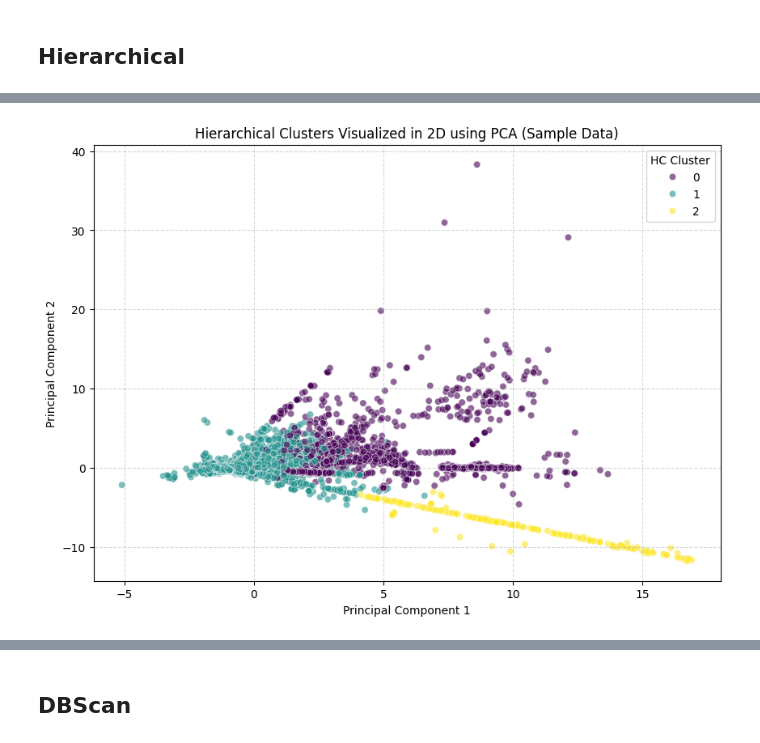
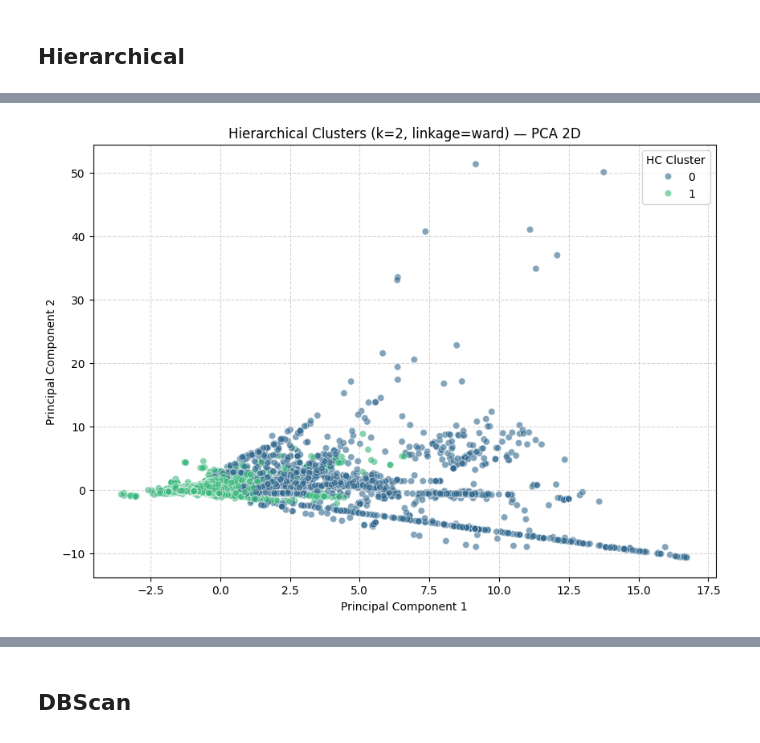
Before and after one commit to GiannisKotsalos/NetworkIntrusion-DataMining-MLProject, a Jupyter notebook: notebooks/clustering.ipynb, the cells around one changed output, grey strips where cells are left out. Cells and saved outputs as stored; diff of their text form; code cells hidden in the pictures.

Commit message:
kmeans and hierrarchical probably better

```diff
--- a/notebooks/clustering.ipynb
+++ b/notebooks/clustering.ipynb
@@ -51,7 +50,7 @@ import matplotlib.pyplot as plt
 from sklearn.cluster import KMeans
 from sklearn.metrics import silhouette_score, davies_bouldin_score, adjusted_rand_score, normalized_mutual_info_score
 
-k_range = range(2, 15)
+k_range = range(2, 12)
 
 inertias          = []
 silhouette_scores = []
@@ -139,5 +139,12 @@ k=10 | Inertia:     564408.3 | Silhouette: 0.4640 | Davies-Bouldin: 1.0100
 
  K-Means complete. Cluster labels saved to df.
+# %%
+# Automated search selected k=2, driven by class imbalance (83% BENIGN).
+# Overriding to k=10: lowest Davies-Bouldin (0.9627) + ~14 traffic categories in dataset.
+best_k = 6
+km_best = KMeans(n_clusters=best_k, random_state=42, n_init=10)
+kmeans_labels = km_best.fit_predict(X_scaled)
+df['KMeans_Cluster'] = kmeans_labels
 # %%
 from sklearn.decomposition import PCA
 import seaborn as sns
@@ -306,33 +338,27 @@ KeyboardInterrupt:
 # %%
 from sklearn.decomposition import PCA
 import seaborn as sns
 import matplotlib.pyplot as plt
-from sklearn.cluster import AgglomerativeClustering
 
-# 1. Fit your final Hierarchical Clustering model on the sample
-# (We use 'ward' or whatever your winning linkage_method was)
-hc_final = AgglomerativeClustering(n_clusters=3, linkage='ward')
-df_sample['HC_Cluster'] = hc_final.fit_predict(X_sample_scaled)
+# No need to re-fit — hc_best_labels is already computed above
+# Just reduce dimensions for plotting
+pca = PCA(n_components=2, random_state=42)
+X_pca = pca.fit_transform(X_scaled)         # ← was X_sample_scaled
 
-# 2. Squash the dimensions down to 2 dimensions using PCA
-pca = PCA(n_components=2, random_state=42)
-X_pca_sample = pca.fit_transform(X_sample_scaled)
-
-# 3. Plot the PCA results, coloring the dots by their Hierarchical Cluster
 plt.figure(figsize=(10, 7))
 sns.scatterplot(
-    x=X_pca_sample[:, 0],
-    y=X_pca_sample[:, 1],
-    hue=df_sample['HC_Cluster'],
+    x=X_pca[:, 0],
+    y=X_pca[:, 1],
+    hue=df['HC_Cluster'],
     palette='viridis',
     alpha=0.6
 )
-plt.title('Hierarchical Clusters Visualized in 2D using PCA (Sample Data)')
+plt.title(f'Hierarchical Clusters (k={best_k}, linkage={best_linkage}) — PCA 2D')  # ← dynamic title
 plt.xlabel('Principal Component 1')
 plt.ylabel('Principal Component 2')
 plt.legend(title='HC Cluster')
 plt.grid(True, linestyle='--', alpha=0.5)
 plt.show()
 # %% [output]
-[figure, old version]
+[figure, new version]
 # %%
```
Also changed, not shown: parts of 9 cells of this notebook, 1 other file.
